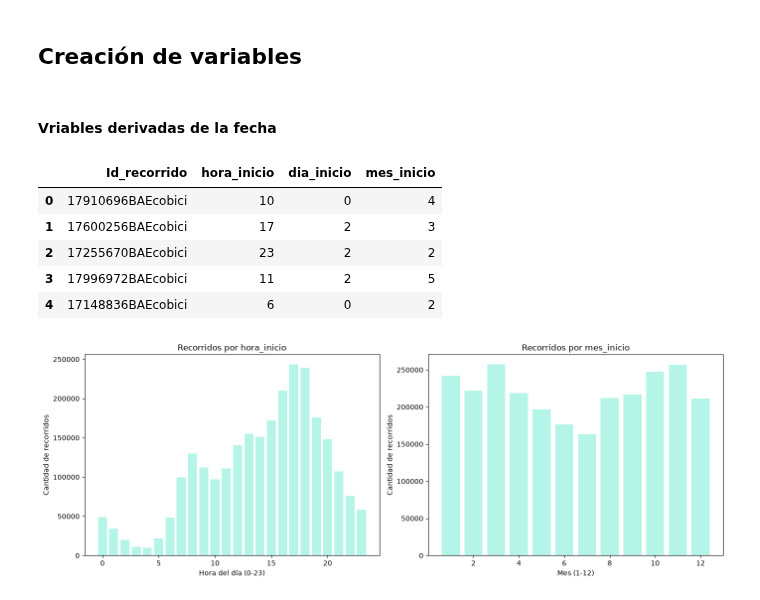
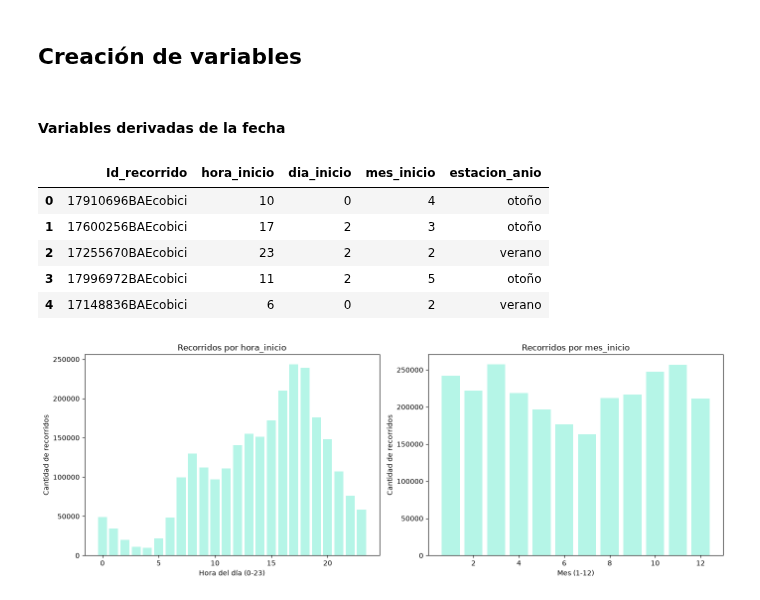
Before and after one commit to brigere/data-anlysis-ceia, a Jupyter notebook: tp_final_2026.ipynb, the cells around one changed output. Saved outputs shown, nothing was run; the diff lists cells and outputs as text; code cells hidden in the pictures.

```diff
--- a/tp_final_2026.ipynb
+++ b/tp_final_2026.ipynb
@@ -634,21 +977,31 @@ Dato curioso observado en combinaciones: 10 de las 20 combinaciones más frecuen
 # %% [markdown]
 ## Creación de variables
 # %% [markdown]
-#### Vriables derivadas de la fecha
+#### Variables derivadas de la fecha
 # %%
 # hora, dia y mes de inicio del viaje como numeros (no modifica fecha_origen_recorrido)
 df_recorridos["hora_inicio"] = df_recorridos["fecha_origen_recorrido"].dt.hour    # 0-23
 df_recorridos["dia_inicio"] = df_recorridos["fecha_origen_recorrido"].dt.dayofweek  # 0-6 (0 = lunes, 6 = domingo)
 df_recorridos["mes_inicio"] = df_recorridos["fecha_origen_recorrido"].dt.month    # 1-12
+
+mes_dia = df_recorridos["mes_inicio"] * 100 + df_recorridos["fecha_origen_recorrido"].dt.day   # 21 de marzo -> 321
+condiciones = [
+    (mes_dia >= 1221) | (mes_dia < 321),    # verano
+    (mes_dia >= 321) & (mes_dia < 621),     # otoño
+    (mes_dia >= 621) & (mes_dia < 921),     # invierno
+    (mes_dia >= 921) & (mes_dia < 1221),    # primavera
+]
+estaciones_anio = ["verano", "otoño", "invierno", "primavera"]
+df_recorridos["estacion_anio"] = pd.Categorical(np.select(condiciones, estaciones_anio, default=None), categories=estaciones_anio)
 # %%
-df_recorridos[["Id_recorrido", "hora_inicio", "dia_inicio", "mes_inicio"]].head()
+df_recorridos[["Id_recorrido", "hora_inicio", "dia_inicio", "mes_inicio","estacion_anio"]].head()
 # %% [output]
-|  | Id_recorrido | hora_inicio | dia_inicio | mes_inicio |
-| 0 | 17910696BAEcobici | 10 | 0 | 4 |
-| 1 | 17600256BAEcobici | 17 | 2 | 3 |
-| 2 | 17255670BAEcobici | 23 | 2 | 2 |
-| 3 | 17996972BAEcobici | 11 | 2 | 5 |
-| 4 | 17148836BAEcobici | 6 | 0 | 2 |
+|  | Id_recorrido | hora_inicio | dia_inicio | mes_inicio | estacion_anio |
+| 0 | 17910696BAEcobici | 10 | 0 | 4 | otoño |
+| 1 | 17600256BAEcobici | 17 | 2 | 3 | otoño |
+| 2 | 17255670BAEcobici | 23 | 2 | 2 | verano |
+| 3 | 17996972BAEcobici | 11 | 2 | 5 | otoño |
+| 4 | 17148836BAEcobici | 6 | 0 | 2 | verano |
 # %%
 # creat un plot para ver como se distribuye"hora_inicio", "dia_inicio", "mes_inicio"
 # barplots: cantidad de recorridos por hora y por mes
```
Also changed, not shown: parts of 19 cells of this notebook.
